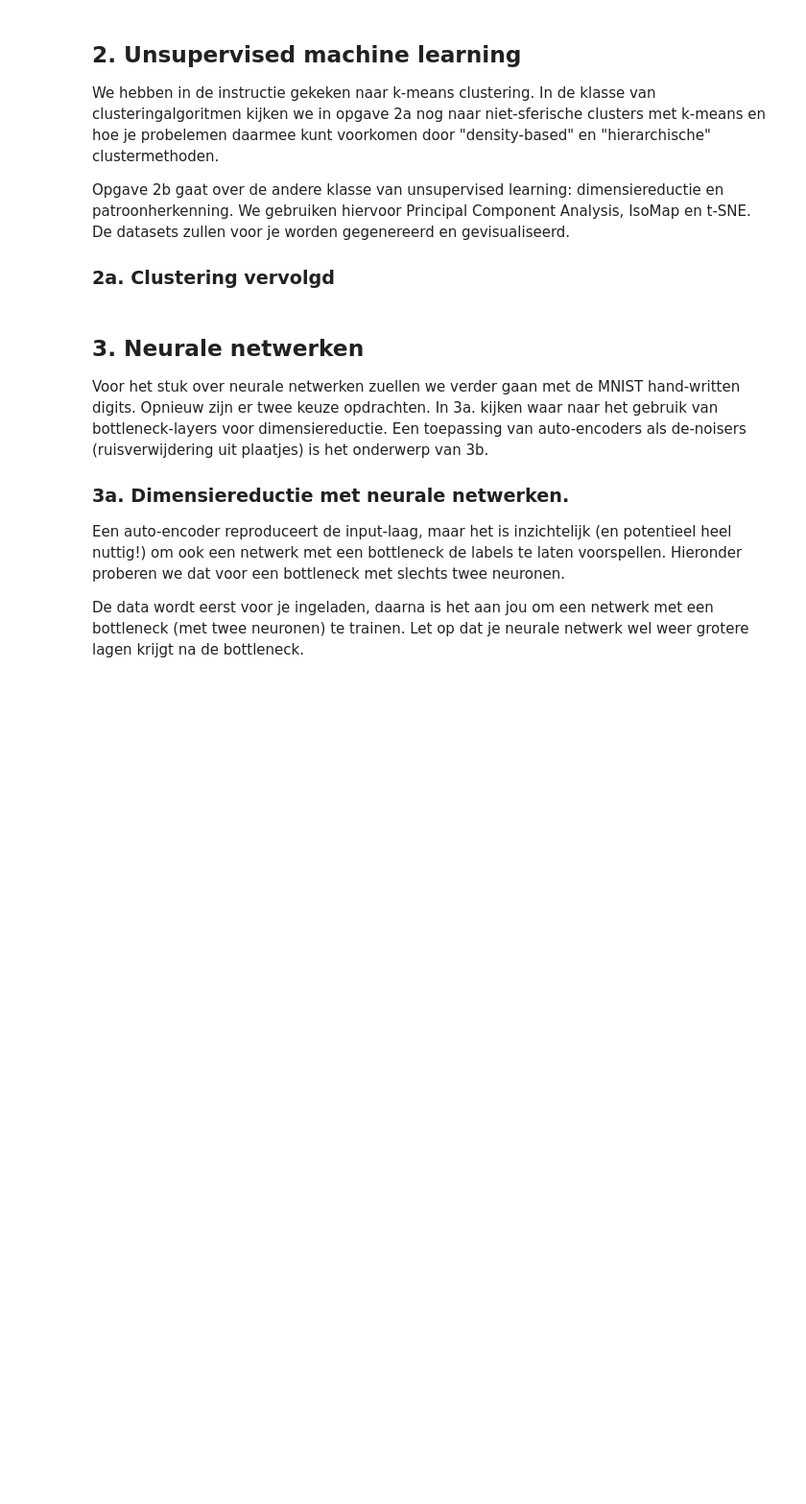
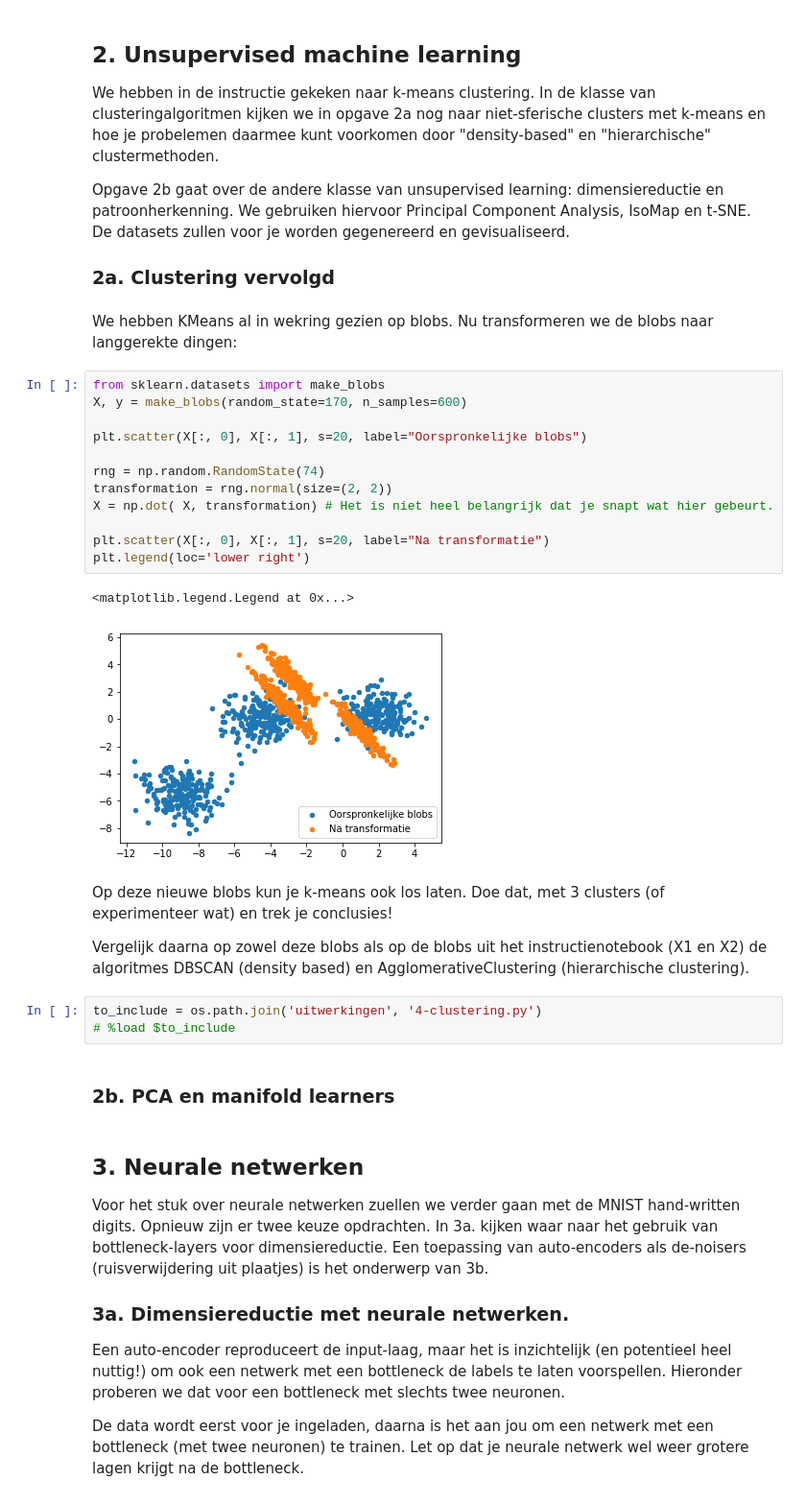
Before and after one commit to harcel/PyDataScienceIntroNL, a Jupyter notebook: Opdrachten_4.ipynb, the cells around one changed output. Shown: that part at 96% size. Saved outputs shown, nothing was run; the diff lists cells and outputs as text; blank space fills up the shorter version.

```diff
--- a/Opdrachten_4.ipynb
+++ b/Opdrachten_4.ipynb
@@ -98,6 +108,32 @@ We hebben in de instructie gekeken naar k-means clustering. In de klasse van clu
 Opgave 2b gaat over de andere klasse van unsupervised learning: dimensiereductie en patroonherkenning. We gebruiken hiervoor Principal Component Analysis, IsoMap en t-SNE. De datasets zullen voor je worden gegenereerd en gevisualiseerd.
 
 ### 2a. Clustering vervolgd
+# %% [markdown]
+We hebben KMeans al in wekring gezien op blobs. Nu transformeren we de blobs naar langgerekte dingen:
+# %%
+from sklearn.datasets import make_blobs
+X, y = make_blobs(random_state=170, n_samples=600)
+
+plt.scatter(X[:, 0], X[:, 1], s=20, label="Oorspronkelijke blobs")
+
+rng = np.random.RandomState(74)
+transformation = rng.normal(size=(2, 2))
+X = np.dot( X, transformation) # Het is niet heel belangrijk dat je snapt wat hier gebeurt.
+
+plt.scatter(X[:, 0], X[:, 1], s=20, label="Na transformatie")
+plt.legend(loc='lower right')
+# %% [output]
+<matplotlib.legend.Legend at 0x...>
+[figure, added]
+# %% [markdown]
+Op deze nieuwe blobs kun je k-means ook los laten. Doe dat, met 3 clusters (of experimenteer wat) en trek je conclusies!
+
+Vergelijk daarna op zowel deze blobs als op de blobs uit het instructienotebook (X1 en X2) de algoritmes DBSCAN (density based) en AgglomerativeClustering (hierarchische clustering).
+# %%
+to_include = os.path.join('uitwerkingen', '4-clustering.py')
+# %load $to_include
+# %% [markdown]
+### 2b. PCA en manifold learners
 # %% [markdown]
 ## 3. Neurale netwerken
 
```
Also changed, not shown: parts of 5 cells of this notebook.
